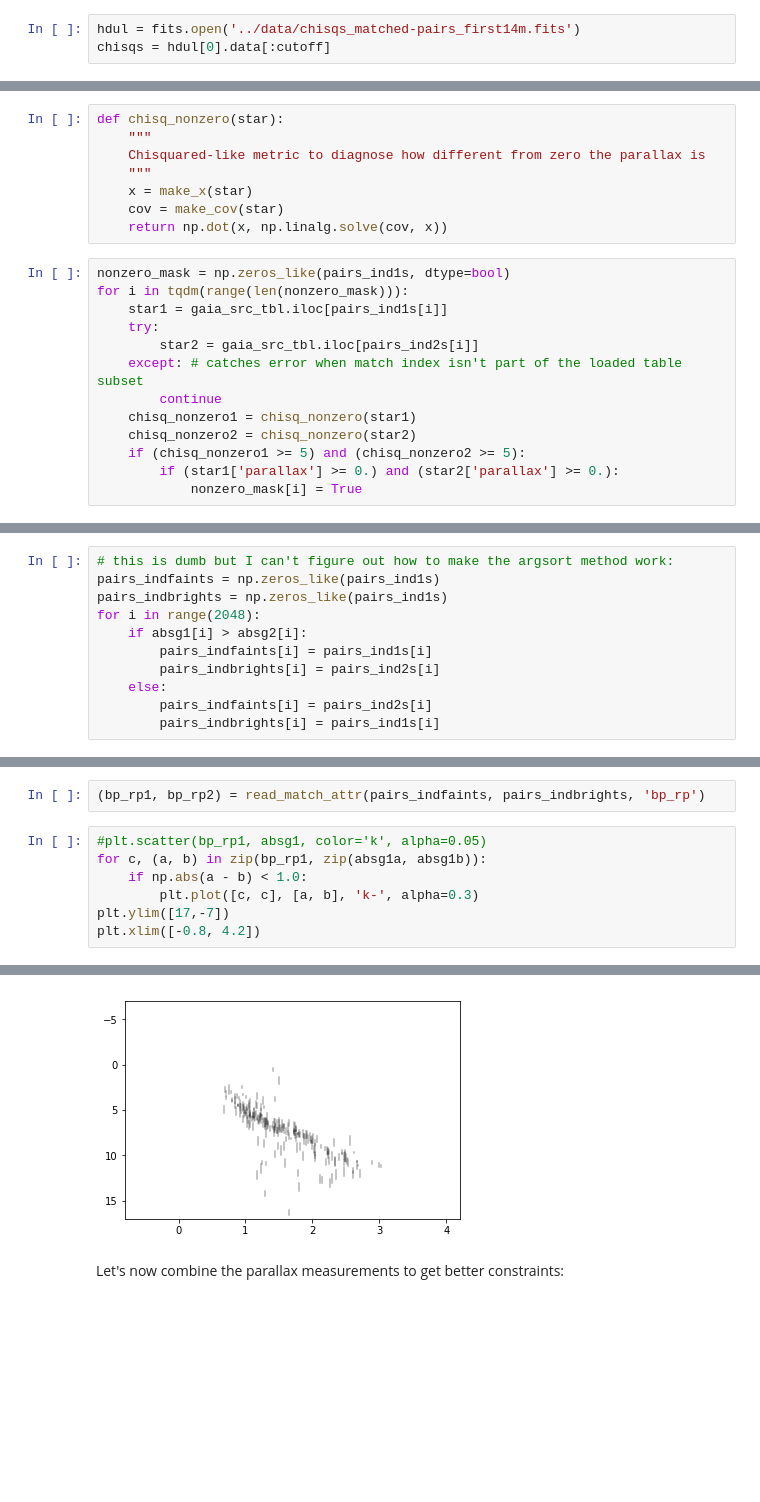
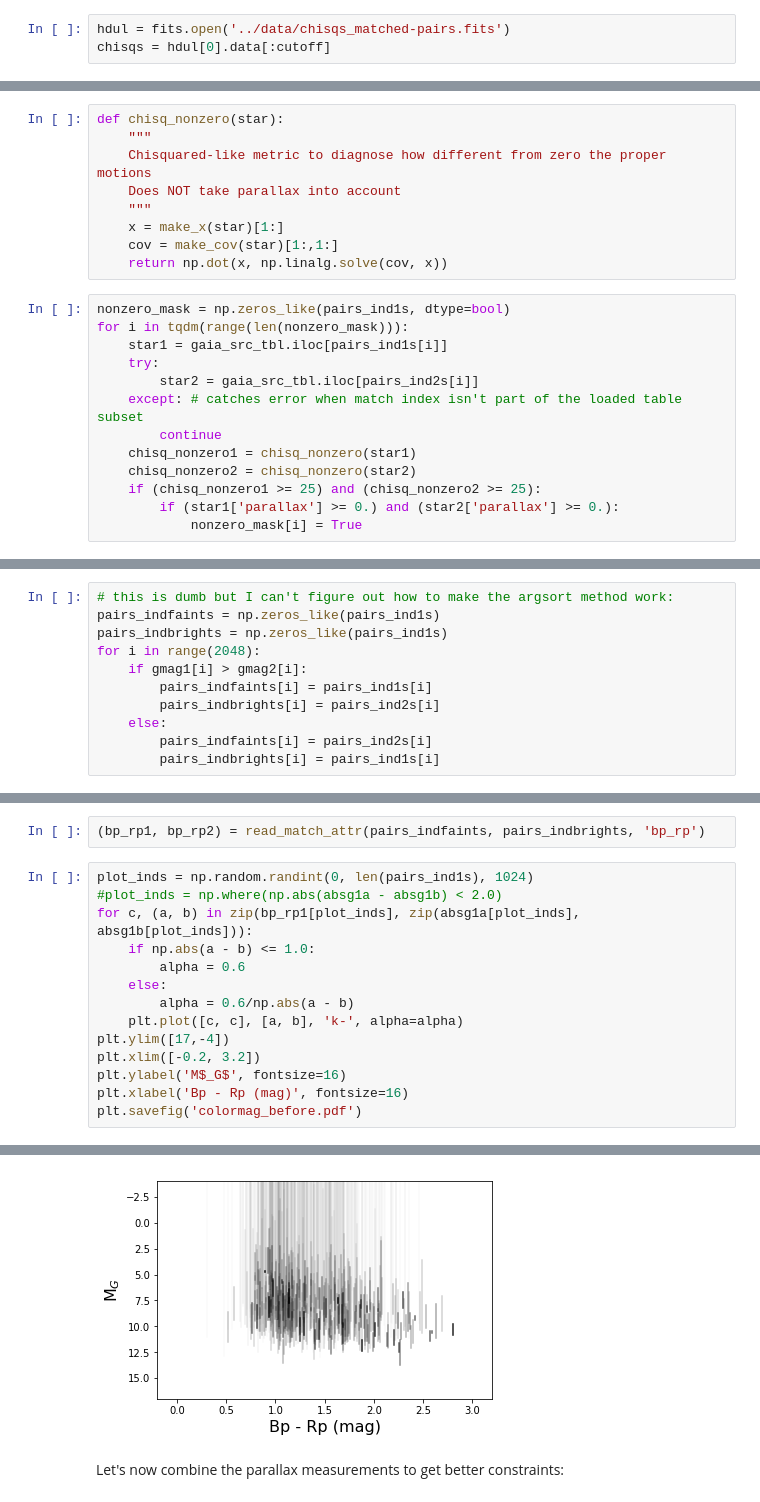
Before and after one commit to megbedell/kepler-pairs, a Jupyter notebook: notebooks/bettertogether.ipynb, the cells around one changed output, grey strips where cells are left out. Drawn from its saved outputs; the diff is of its cells as text; blank space fills up the shorter version.

Commit message:
changed chisq requirements

```diff
--- a/notebooks/bettertogether.ipynb
+++ b/notebooks/bettertogether.ipynb
@@ -23,5 +23,5 @@ hdul = fits.open(pairs_file)
 pairs = hdul[0].data[:cutoff]
 #pairs = pd.DataFrame(data=pairs)
 # %%
-hdul = fits.open('../data/chisqs_matched-pairs_first14m.fits')
+hdul = fits.open('../data/chisqs_matched-pairs.fits')
 chisqs = hdul[0].data[:cutoff]
@@ -97,10 +101,11 @@ def make_cov(star):
 # %%
 def chisq_nonzero(star):
     """
-    Chisquared-like metric to diagnose how different from zero the parallax is
+    Chisquared-like metric to diagnose how different from zero the proper motions
+    Does NOT take parallax into account
     """
-    x = make_x(star)
-    cov = make_cov(star)
+    x = make_x(star)[1:]
+    cov = make_cov(star)[1:,1:]
     return np.dot(x, np.linalg.solve(cov, x))
 # %%
 nonzero_mask = np.zeros_like(pairs_ind1s, dtype=bool)
@@ -112,7 +117,7 @@ for i in tqdm(range(len(nonzero_mask))):
         continue
     chisq_nonzero1 = chisq_nonzero(star1)
     chisq_nonzero2 = chisq_nonzero(star2)
-    if (chisq_nonzero1 >= 5) and (chisq_nonzero2 >= 5):
+    if (chisq_nonzero1 >= 25) and (chisq_nonzero2 >= 25):
         if (star1['parallax'] >= 0.) and (star2['parallax'] >= 0.):
             nonzero_mask[i] = True
 # %%
@@ -150,7 +155,7 @@ Now grab the fainter of each pair and make a CMD:
 pairs_indfaints = np.zeros_like(pairs_ind1s)
 pairs_indbrights = np.zeros_like(pairs_ind1s)
 for i in range(2048):
-    if absg1[i] > absg2[i]:
+    if gmag1[i] > gmag2[i]:
         pairs_indfaints[i] = pairs_ind1s[i]
         pairs_indbrights[i] = pairs_ind2s[i]
     else:
@@ -177,10 +178,17 @@ absg1a.min()
 # %%
 (bp_rp1, bp_rp2) = read_match_attr(pairs_indfaints, pairs_indbrights, 'bp_rp')
 # %%
-#plt.scatter(bp_rp1, absg1, color='k', alpha=0.05)
-for c, (a, b) in zip(bp_rp1, zip(absg1a, absg1b)):
-    if np.abs(a - b) < 1.0:
-        plt.plot([c, c], [a, b], 'k-', alpha=0.3)
-plt.ylim([17,-7])
-plt.xlim([-0.8, 4.2])
+plot_inds = np.random.randint(0, len(pairs_ind1s), 1024)
+#plot_inds = np.where(np.abs(absg1a - absg1b) < 2.0)
+for c, (a, b) in zip(bp_rp1[plot_inds], zip(absg1a[plot_inds], absg1b[plot_inds])):
+    if np.abs(a - b) <= 1.0:
+        alpha = 0.6
+    else:
+        alpha = 0.6/np.abs(a - b)
+    plt.plot([c, c], [a, b], 'k-', alpha=alpha)
+plt.ylim([17,-4])
+plt.xlim([-0.2, 3.2])
+plt.ylabel('M$_G$', fontsize=16)
+plt.xlabel('Bp - Rp (mag)', fontsize=16)
+plt.savefig('colormag_before.pdf')
 # %% [output]
@@ -188,4 +195,4 @@ plt.xlim([-0.8, 4.2])
-[figure, old version]
+[figure, new version]
 # %% [markdown]
 Let's now combine the parallax measurements to get better constraints:
 # %%
```
Also changed, not shown: parts of 20 cells of this notebook, 1 other file.
